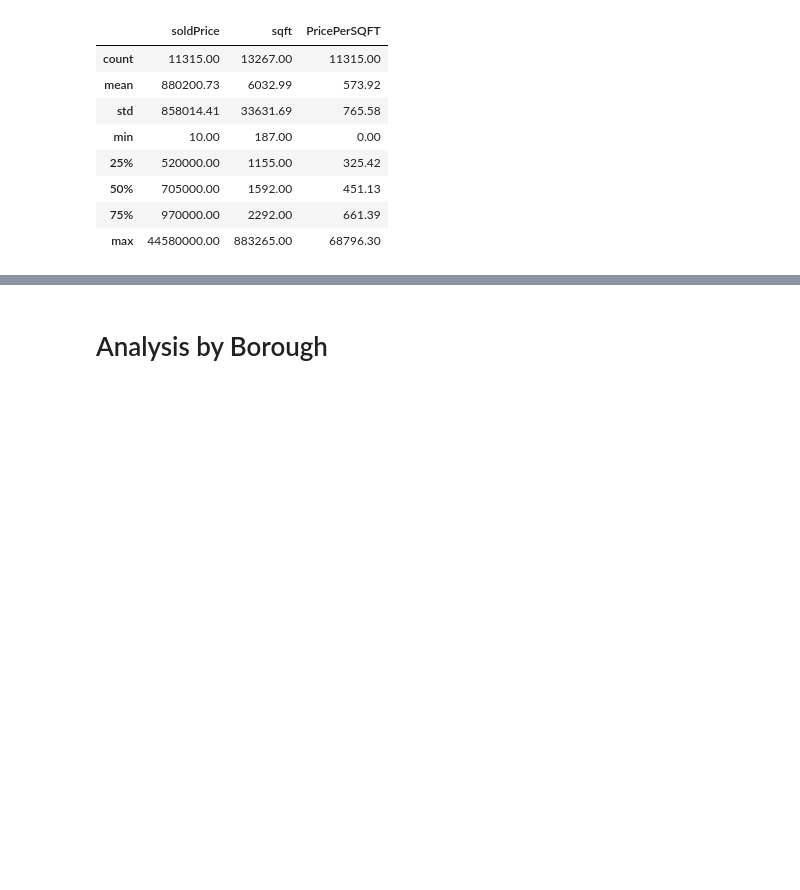
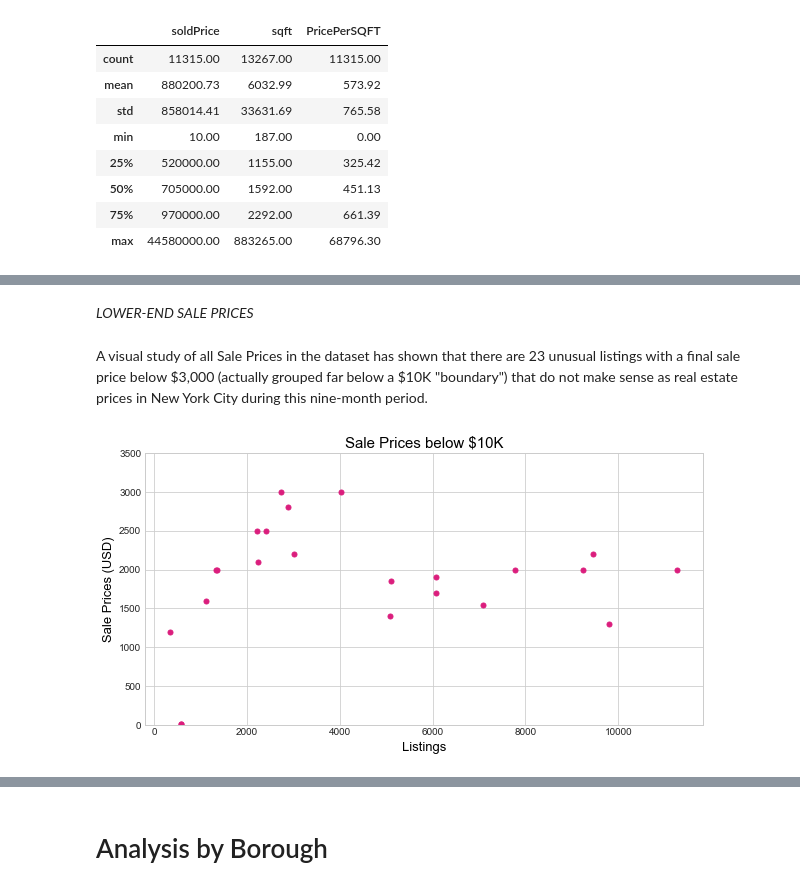
Before and after one commit to CodeSigma91/Project_WebScraping, a Jupyter notebook: analysis and visualization.ipynb, the cells around one changed output, grey strips where cells are left out. Cells and saved outputs as stored; diff of their text form; code cells hidden in the pictures; blank space fills up the shorter version.

```diff
--- a/analysis and visualization.ipynb
+++ b/analysis and visualization.ipynb
@@ -6,14 +28,20 @@ drop of 186,000 residents between 2015 and 2016 according to the New York Busine
 # %% [markdown]
 Initializing Packages:
 # %%
-import pandas as pd
-import numpy as np
-from matplotlib import pyplot as plt
-plt.style.use('ggplot')
+import comma       as com
+import pandas      as pd
+import numpy       as np
+import seaborn     as sns
+import scipy.stats as scp
+from   datetime    import datetime as dt
+from   matplotlib  import pyplot   as plt
+from   matplotlib  import patches  as pat
+
+plt.style.use('seaborn-whitegrid')
 # %% [markdown]
 Loading Dataset:
 # %%
-trulia = pd.read_csv('trulia_complete.csv')
+trulia = pd.read_csv('./data/trulia_complete.csv')
 # %%
 trulia = trulia.drop('Unnamed: 0', 1)
 # %%
@@ -109,0 +110,2 @@ Series([], Name: soldPrice, dtype: float64)
+# %%
+trulia2 = trulia.loc[trulia.soldPrice.isnull() == False].reset_index(drop=True)
@@ -109,0 +151,19 @@ Series([], Name: soldPrice, dtype: float64)
+# %% [markdown]
+*LOWER-END SALE PRICES*
+# %% [markdown]
+A visual study of all Sale Prices in the dataset has shown that there are 23 unusual listings with a final sale price below \$3,000 (actually grouped far below a $10K "boundary") that do not make sense as real estate prices in New York City during this nine-month period.
+# %%
+truliaLO = trulia2.loc[trulia2.soldPrice<10000].sort_values('soldPrice')
+# %%
+plt.figure(figsize = (10,5))
+
+plt.plot(truliaLO.soldPrice, marker = 'o', linewidth = 0, markersize=5, color = '#db1e7d')
+plt.ylim(0,3500)
+
+plt.title('Sale Prices below $10K', fontsize = 15, color = 'black')
+plt.ylabel('Sale Prices (USD)', fontsize = 13, color = 'black')
+plt.xlabel('Listings', fontsize = 13, color = 'black')
+
+plt.show()
+# %% [output]
+[figure, added]
```
Also changed, not shown: parts of 116 cells of this notebook, 11 other files.
